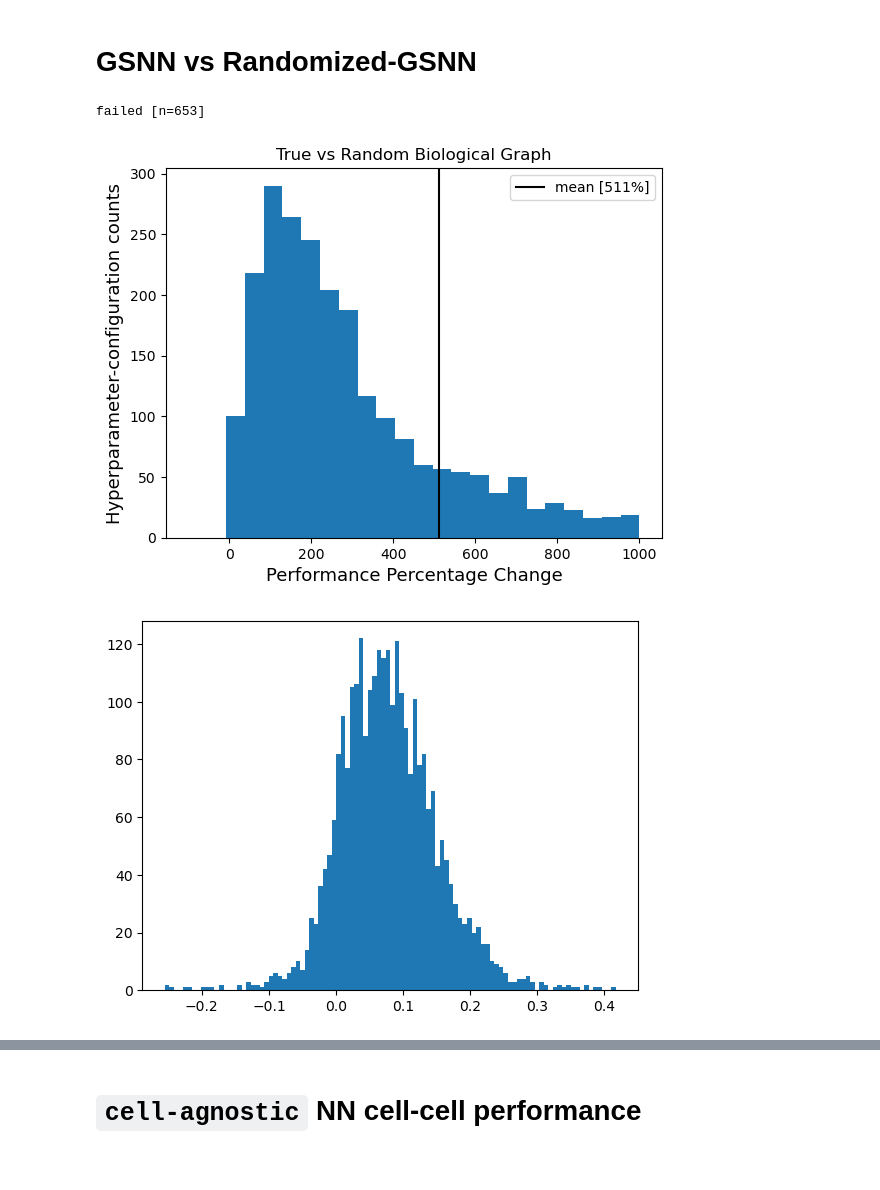
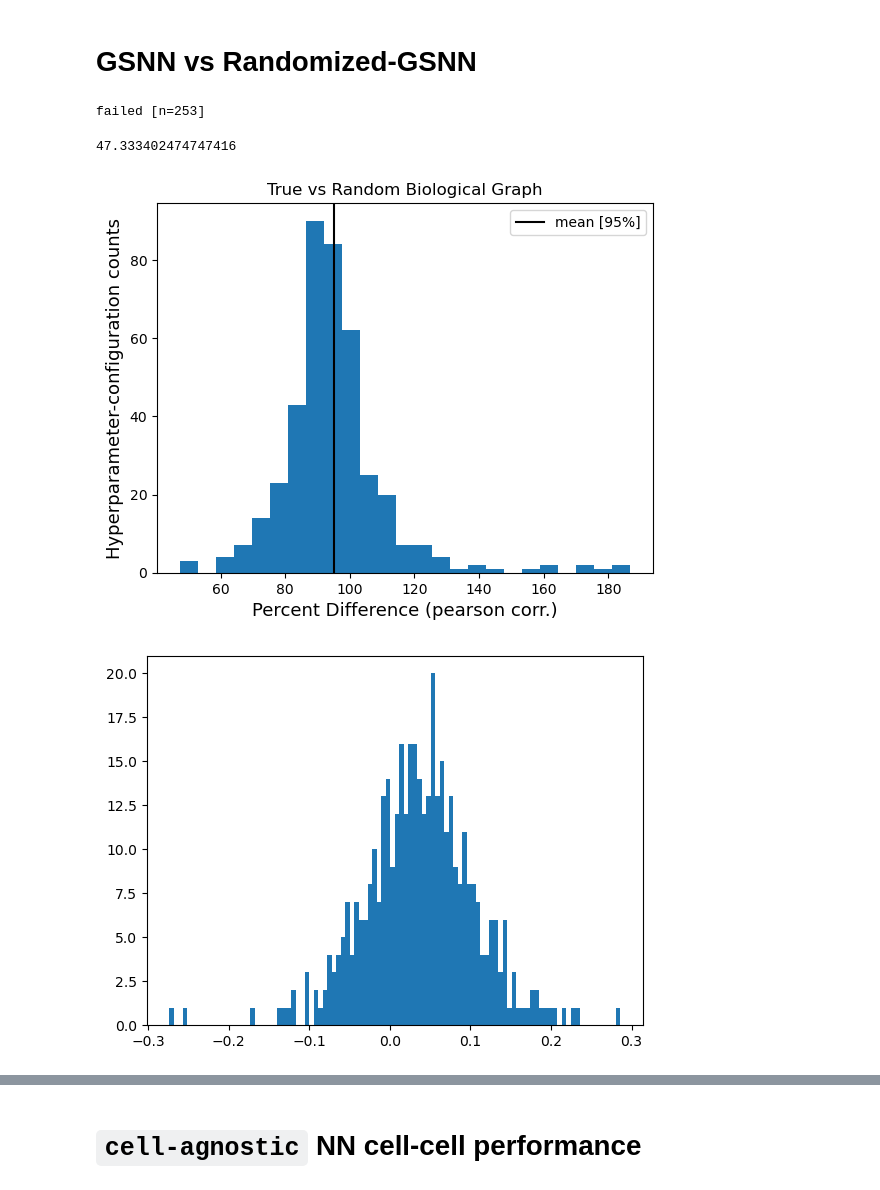
Before and after one commit to nathanieljevans/GSNN, a Jupyter notebook: notebooks/RESULTS_FIGURES.ipynb, the cells around one changed output, grey strips where cells are left out. Cells and saved outputs as stored; diff of their text form; code cells hidden in the pictures.

```diff
--- a/notebooks/RESULTS_FIGURES.ipynb
+++ b/notebooks/RESULTS_FIGURES.ipynb
@@ -398,30 +345,35 @@ for i,row in res[lambda x: (x.model == 'gsnn')][['layers', 'dropout', 'lr', 'cha
         ran = temp[lambda x: x.randomize == 1.]['r_flat_test'].item()
         diff = tru-ran
         diffs.append(diff)
-        perc_diff = (tru - diff)/diff
+        perc_diff = 100*(tru - diff)/((tru + ran)/2)
         perc_diffs.append(perc_diff)
     except:
         f+=1
         print(f'failed [n={f}]', end='\r')
 # %% [output]
-failed [n=653]
+failed [n=253]
+# %%
+min(perc_diffs)
+# %% [output]
+47.333402474747416
 # %%
 plt.figure()
-plt.hist(100*np.array(perc_diffs), bins=np.linspace(-100,1000, 25), density=False)
-plt.axvline(np.mean(100*np.array(perc_diffs)), label=f'mean [{100*np.mean(perc_diffs):.0f}%]', c='k')
-plt.xlabel('Performance Percentage Change', fontsize=fontsize)
+plt.hist(np.array(perc_diffs), bins=25, density=False)
+plt.axvline(np.mean(np.array(perc_diffs)), label=f'mean [{np.mean(perc_diffs):.0f}%]', c='k')
+plt.xlabel('Percent Difference (pearson corr.)', fontsize=fontsize)
 plt.ylabel('Hyperparameter-configuration counts', fontsize=fontsize)
 plt.title('True vs Random Biological Graph')
 plt.legend()
+
 plt.show()
 # %% [output]
-[figure, old version]
+[figure, new version]
 # %%
 plt.figure()
 plt.hist(diffs, bins=100)
 plt.show()
 # %% [output]
-[figure, old version]
+[figure, new version]
 # %%
 plt.figure(figsize=(7,5))
 g = sbn.boxplot(x='exp', y='r_flat_test', hue='randomize', data=bres[lambda x: (x.cell_agnostic.values == 0) & (x.model == 'gsnn')], order=order, width=0.5, orient='v', palette=sbn.color_palette("Set2"))
```
Also changed, not shown: parts of 26 cells of this notebook, 9 other files.
